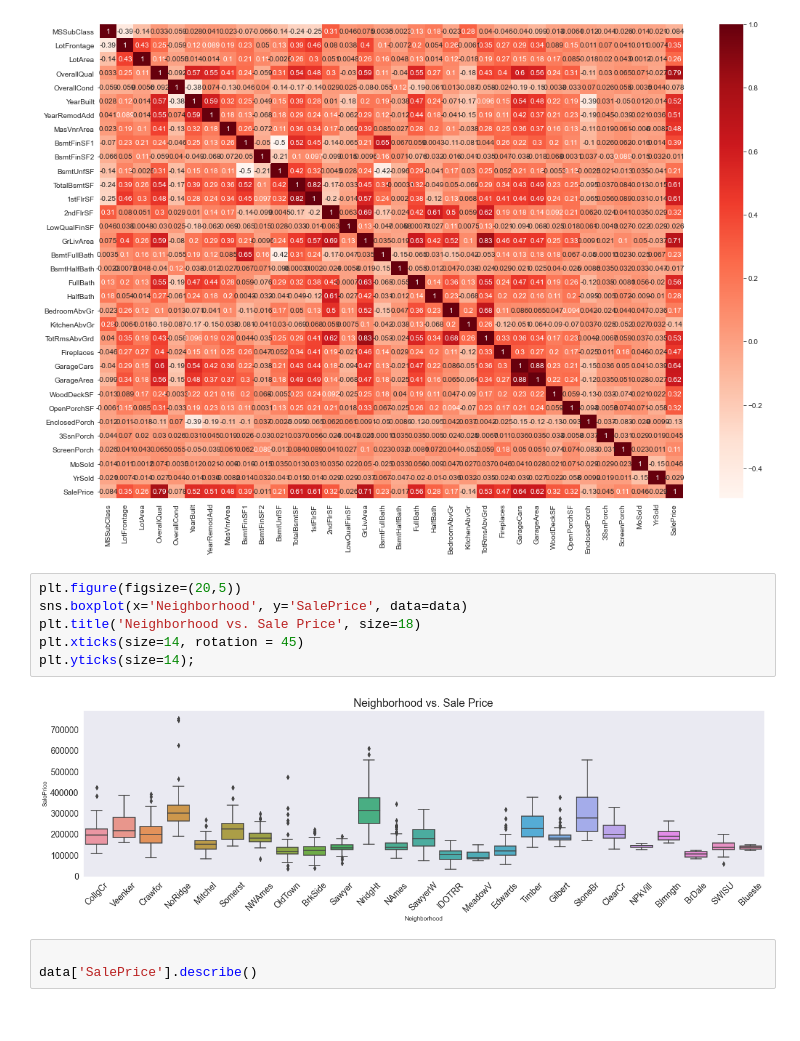
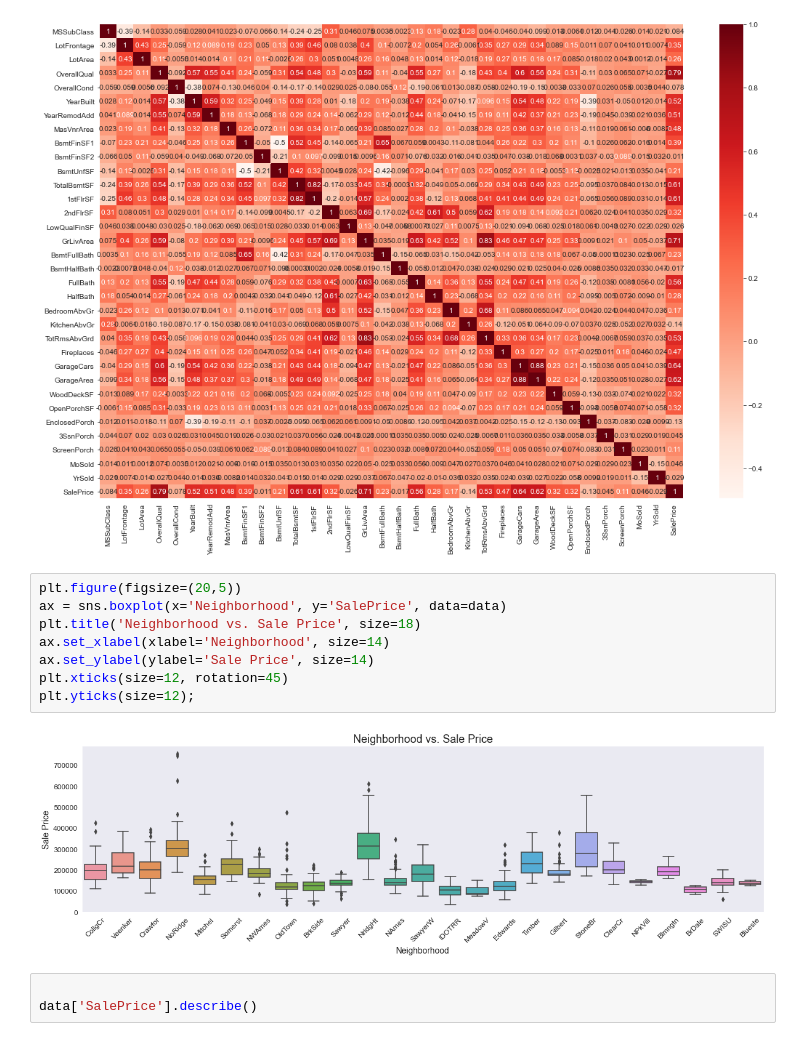
Before and after one commit to MLondon1027/Boston_Area_Real_Estate, a Jupyter notebook: Housing_2.ipynb, the cells around one changed output. Saved outputs shown, nothing was run; the diff lists cells and outputs as text.

```diff
--- a/Housing_2.ipynb
+++ b/Housing_2.ipynb
@@ -132,12 +145,14 @@ plt.show()
 [figure]
 # %%
 plt.figure(figsize=(20,5))
-sns.boxplot(x='Neighborhood', y='SalePrice', data=data)
+ax = sns.boxplot(x='Neighborhood', y='SalePrice', data=data)
 plt.title('Neighborhood vs. Sale Price', size=18)
-plt.xticks(size=14, rotation = 45)
-plt.yticks(size=14);
+ax.set_xlabel(xlabel='Neighborhood', size=14)
+ax.set_ylabel(ylabel='Sale Price', size=14)
+plt.xticks(size=12, rotation=45)
+plt.yticks(size=12);
 # %% [output]
-[figure, old version]
+[figure, new version]
 # %%
 
 data['SalePrice'].describe()
```
Also changed, not shown: parts of 4 cells of this notebook, 2 other files.
